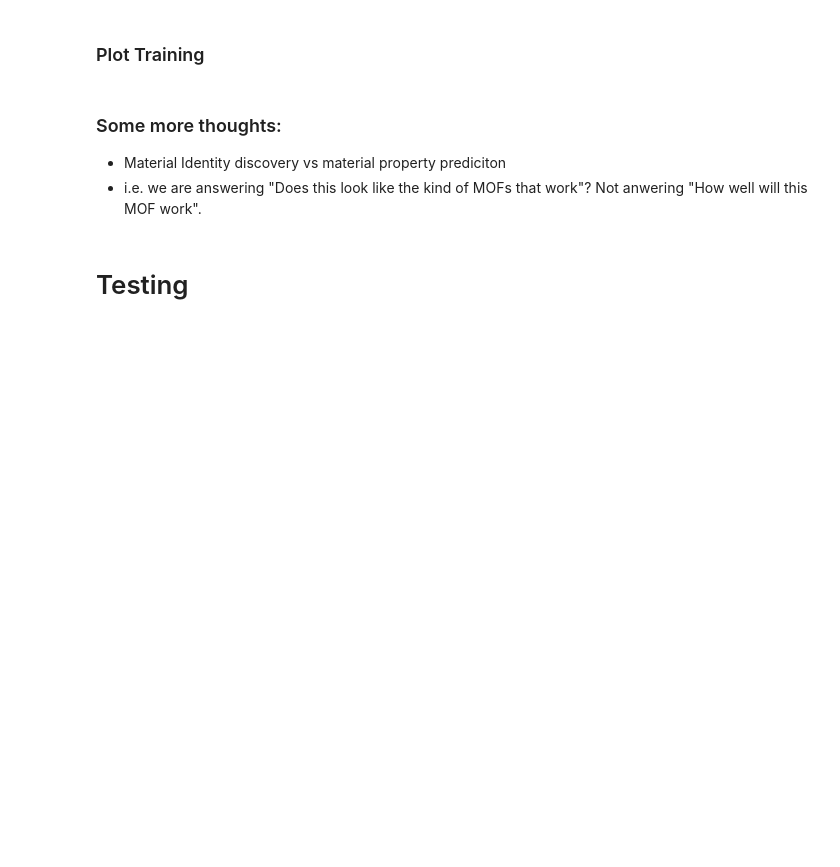
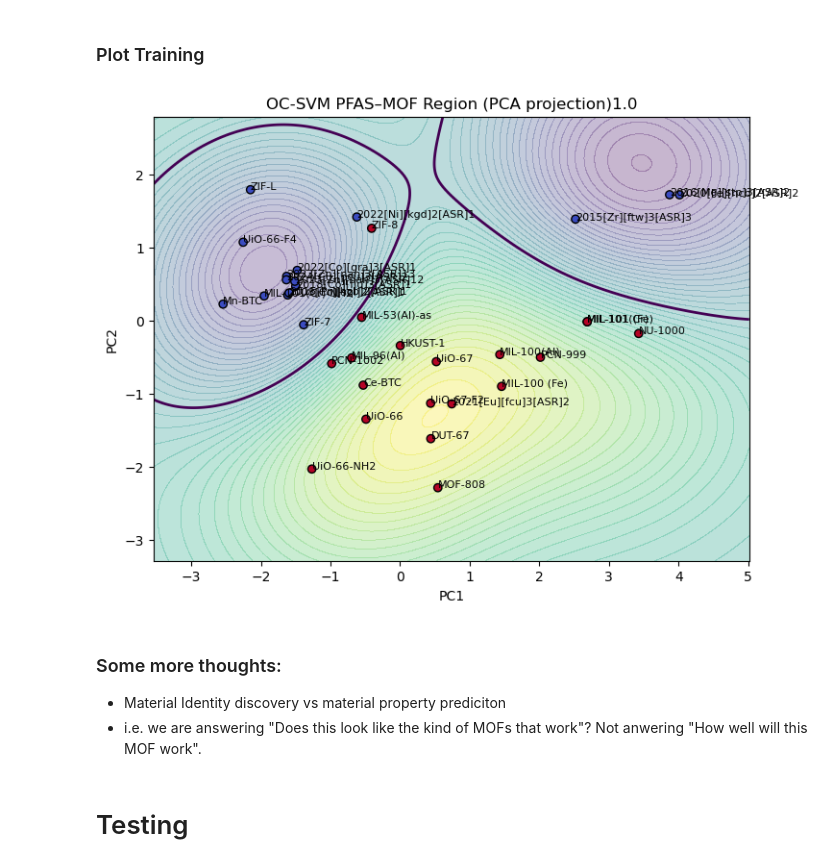
Before and after one commit to hasan-mansr/ML_Discovery_Metal-Organic_Adsorbents, a Jupyter notebook: Notebooks/2-Class-SVM.ipynb, the cells around one changed output. Cells and saved outputs as stored; diff of their text form; code cells hidden in the pictures; blank space fills up the shorter version.

```diff
--- a/Notebooks/2-Class-SVM.ipynb
+++ b/Notebooks/2-Class-SVM.ipynb
@@ -266,2 +263,0 @@ ocsv
-# %%
-ocsvm.fit(X)
@@ -321,9 +353,9 @@ We have two optoins:
   - visualise with first 2 pca, or
   - Decision boundaries were visualized by evaluating the OC-SVM on 2D slices of the scaled descriptor space, constructed by varying selected feature pairs while fixing all remaining descriptors at their mean values.”
 # %%
-scaler = ocsvm.named_steps["scaler"]
-svm = ocsvm.named_steps["ocsvm"]
-nu = ocsvm.named_steps["ocsvm"].nu
+scaler = svc.named_steps["scaler"]
+svm = svc.named_steps["svc"]
+#nu = svc.named_steps["ocsvm"].nu
 X_scaled = scaler.transform(X)
 # %%
 
@@ -385,35 +439,37 @@ Z = Z.reshape(xx.shape)
 # %%
 #import matplotlib.pyplot as plt
 
 plt.figure(figsize=(8, 6))
 
 # Decision boundary (score = 0)
 plt.contour(xx, yy, Z, levels=[0], linewidths=2)
 
 # Filled contours (optional)
 plt.contourf(xx, yy, Z, levels=50, alpha=0.3)
 
 # Plot points
-labels = ocsvm.predict(X)
+labels = svc.predict(X)
 plt.scatter(
     X_feature, Y_feature,
     c=labels, cmap="coolwarm", edgecolors="k"
 )
 
 # Annotate MOFs
 for i, name in enumerate(df["Name"]):
     plt.text(X_feature[i], Y_feature[i], name, fontsize=8)
 
 plt.xlabel("PC1")
 plt.ylabel("PC2")
-plt.title(f"OC-SVM PFAS–MOF Region (PCA projection){nu}")
+plt.title(f"OC-SVM PFAS–MOF Region (PCA projection){svc["svc"].C}")
 
-plt.savefig(rf"..\Notebooks\OCSVM-Region-nu{nu}.png",
+plt.savefig(rf"..\Notebooks\SVM-Region-C{svc["svc"].C}.png",
             format='png',
             bbox_inches='tight',
             transparent=True,
             pad_inches=0)
 plt.show()
+# %% [output]
+[figure, added]
 # %% [markdown]
 ### Some more thoughts:
 
```
Also changed, not shown: parts of 21 cells of this notebook, 33 other files.
